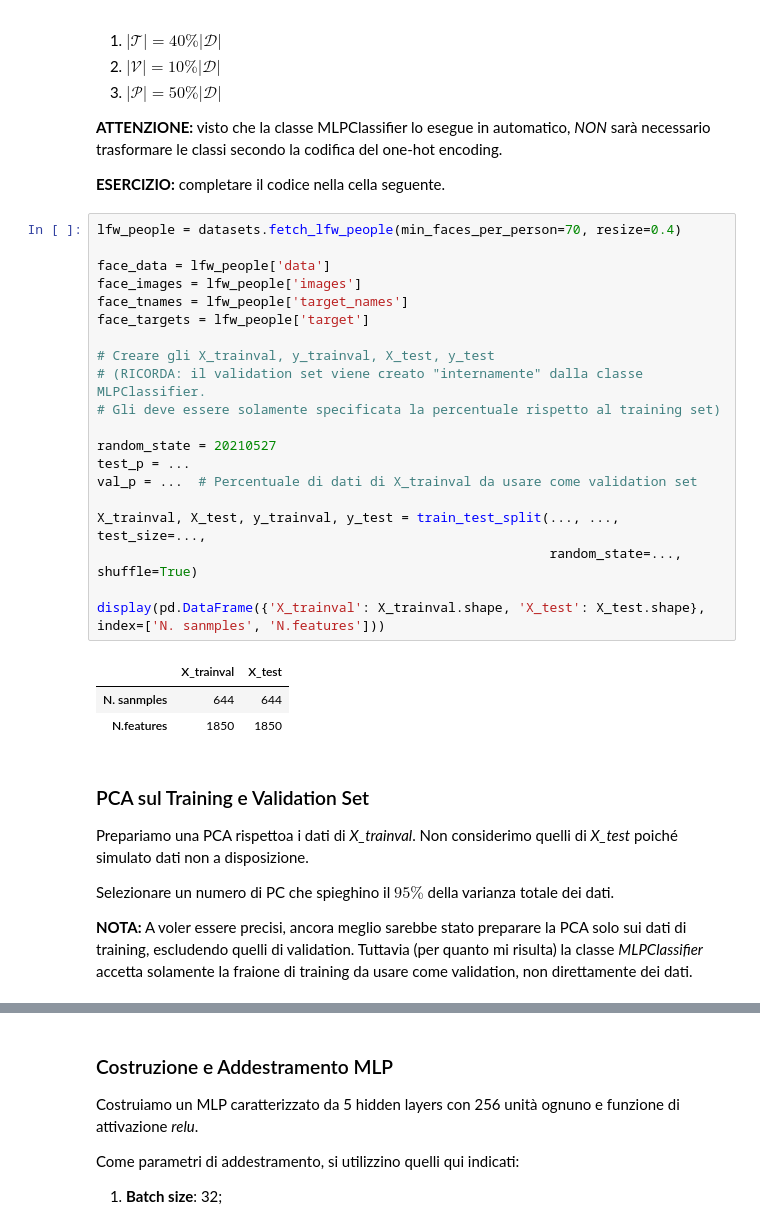
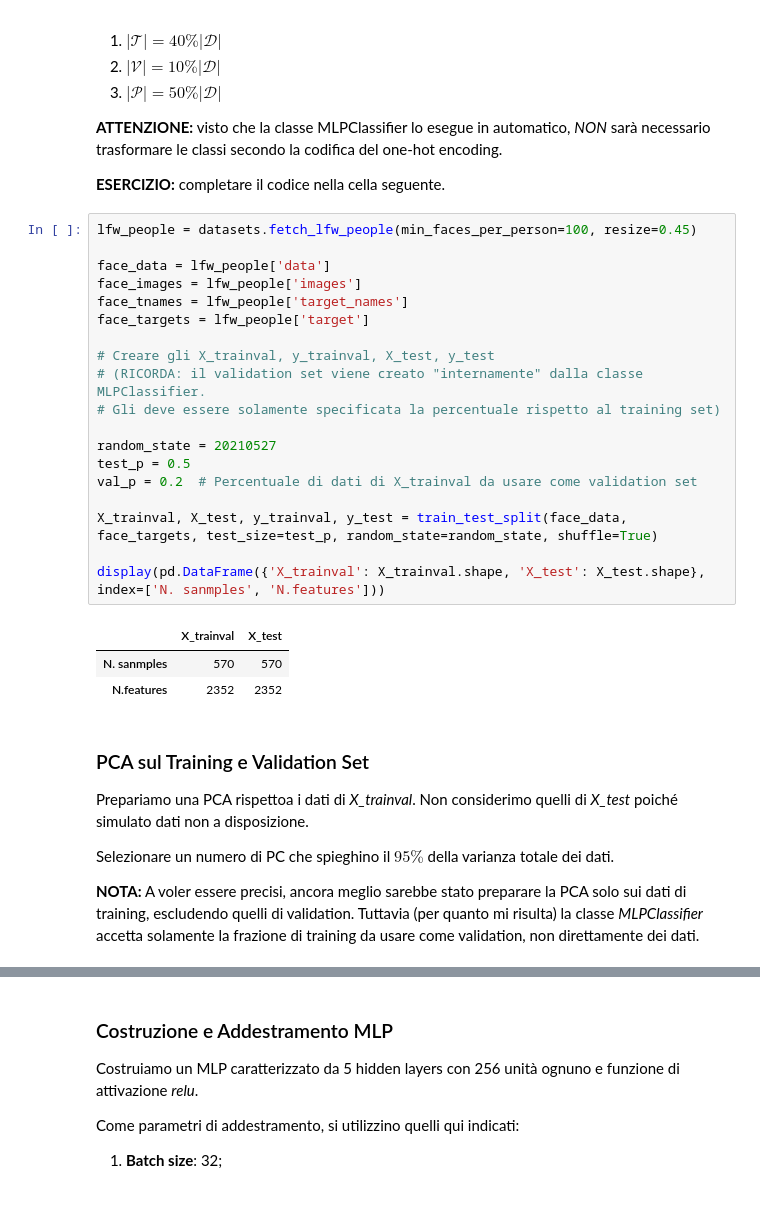
Before and after one commit to Edoxy/MIA, a Jupyter notebook: MLP.ipynb, the cells around one changed output, grey strips where cells are left out. Saved outputs shown, nothing was run; the diff lists cells and outputs as text.

```diff
--- a/MLP.ipynb
+++ b/MLP.ipynb
@@ -339,29 +339,28 @@ Importiamo il dataset $\mathcal{D}$ da scikit-learn e dividiamolo in $\mathcal{T
 
 **ESERCIZIO:** completare il codice nella cella seguente.
 # %%
-lfw_people = datasets.fetch_lfw_people(min_faces_per_person=70, resize=0.4)
+lfw_people = datasets.fetch_lfw_people(min_faces_per_person=100, resize=0.45)
 
 face_data = lfw_people['data']
 face_images = lfw_people['images']
 face_tnames = lfw_people['target_names']
 face_targets = lfw_people['target']
 
 # Creare gli X_trainval, y_trainval, X_test, y_test
 # (RICORDA: il validation set viene creato "internamente" dalla classe MLPClassifier.
 # Gli deve essere solamente specificata la percentuale rispetto al training set)
 
 random_state = 20210527
-test_p = ...
-val_p = ...  # Percentuale di dati di X_trainval da usare come validation set
+test_p = 0.5
+val_p = 0.2  # Percentuale di dati di X_trainval da usare come validation set
 
-X_trainval, X_test, y_trainval, y_test = train_test_split(..., ..., test_size=...,
-                                                          random_state=..., shuffle=True)
+X_trainval, X_test, y_trainval, y_test = train_test_split(face_data, face_targets, test_size=test_p, random_state=random_state, shuffle=True)
 
 display(pd.DataFrame({'X_trainval': X_trainval.shape, 'X_test': X_test.shape}, index=['N. sanmples', 'N.features']))
 # %% [output]
 |  | X_trainval | X_test |
-| N. sanmples | 644 | 644 |
-| N.features | 1850 | 1850 |
+| N. sanmples | 570 | 570 |
+| N.features | 2352 | 2352 |
 # %% [markdown]
 ### PCA sul Training e Validation Set
 
@@ -369,7 +368,7 @@ Prepariamo una PCA rispettoa i dati di *X_trainval*. Non considerimo quelli di *
 
 Selezionare un numero di PC che spieghino il $95\%$ della varianza totale dei dati.
 
-**NOTA:** A voler essere precisi, ancora meglio sarebbe stato preparare la PCA solo sui dati di training, escludendo quelli di validation. Tuttavia (per quanto mi risulta) la classe _MLPClassifier_ accetta solamente la fraione di training da usare come validation, non direttamente dei dati.
+**NOTA:** A voler essere precisi, ancora meglio sarebbe stato preparare la PCA solo sui dati di training, escludendo quelli di validation. Tuttavia (per quanto mi risulta) la classe _MLPClassifier_ accetta solamente la frazione di training da usare come validation, non direttamente dei dati.
 # %%
 # Preparazione PCA
 
```
Also changed, not shown: parts of 6 cells of this notebook, 7 other files.
